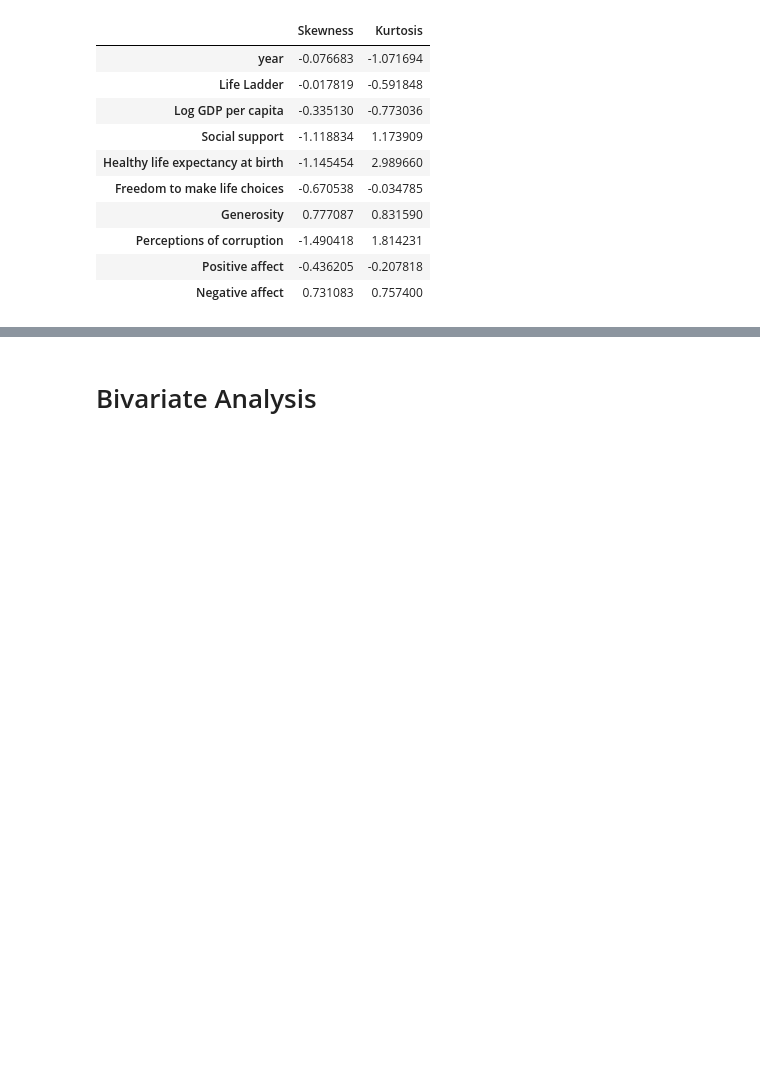
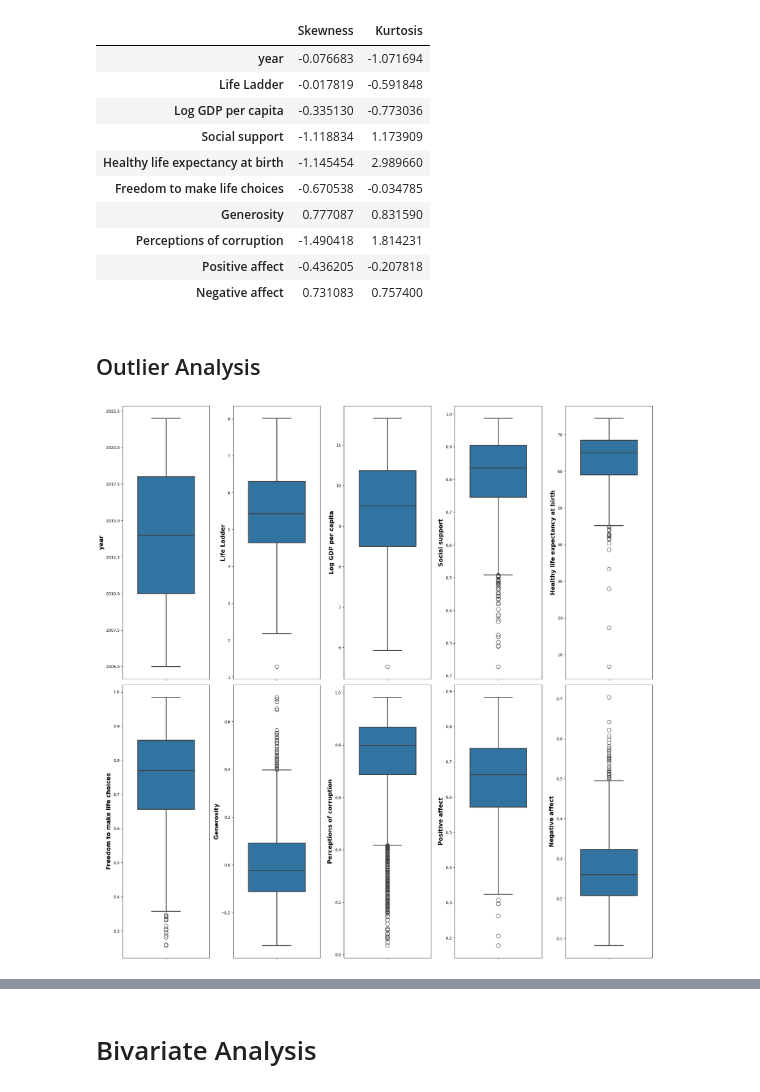
Before and after one commit to USFCA-CS663-Spring2024/happiness-Sahil1709, a Jupyter notebook: Happiness - Assignment 1 - CS 663 (Machine Learning).ipynb, the cells around one changed output, grey strips where cells are left out. Saved outputs shown, nothing was run; the diff lists cells and outputs as text; code cells hidden in the pictures; blank space fills up the shorter version.

```diff
--- a/Happiness - Assignment 1 - CS 663 (Machine Learning).ipynb
+++ b/Happiness - Assignment 1 - CS 663 (Machine Learning).ipynb
@@ -139,3 +140,25 @@ result_df
 | Perceptions of corruption | -1.490418 | 1.814231 |
 | Positive affect | -0.436205 | -0.207818 |
 | Negative affect | 0.731083 | 0.757400 |
+# %% [markdown]
+## Outlier Analysis
+# %%
+features = ["year", "Life Ladder", "Log GDP per capita", "Social support",
+            "Healthy life expectancy at birth", "Freedom to make life choices",
+            "Generosity", "Perceptions of corruption", "Positive affect", "Negative affect"]
+
+# Create subplots
+figure, axes = plt.subplots(nrows=2, ncols=5, figsize=(20, 20))  # since we have 10 features
+
+# Flatten axes for easier iteration
+axes = axes.flatten()
+
+# Plot box plots for each feature
+for i, feature in enumerate(features):
+    sns.boxplot(data=df[feature], width=0.65, ax=axes[i], linewidth=2.0, fliersize=10)
+    axes[i].set_ylabel(feature, fontweight="bold", fontsize=15)
+
+plt.tight_layout()
+plt.show()
+# %% [output]
+[figure, added]
```
Also changed, not shown: parts of 15 cells of this notebook.
